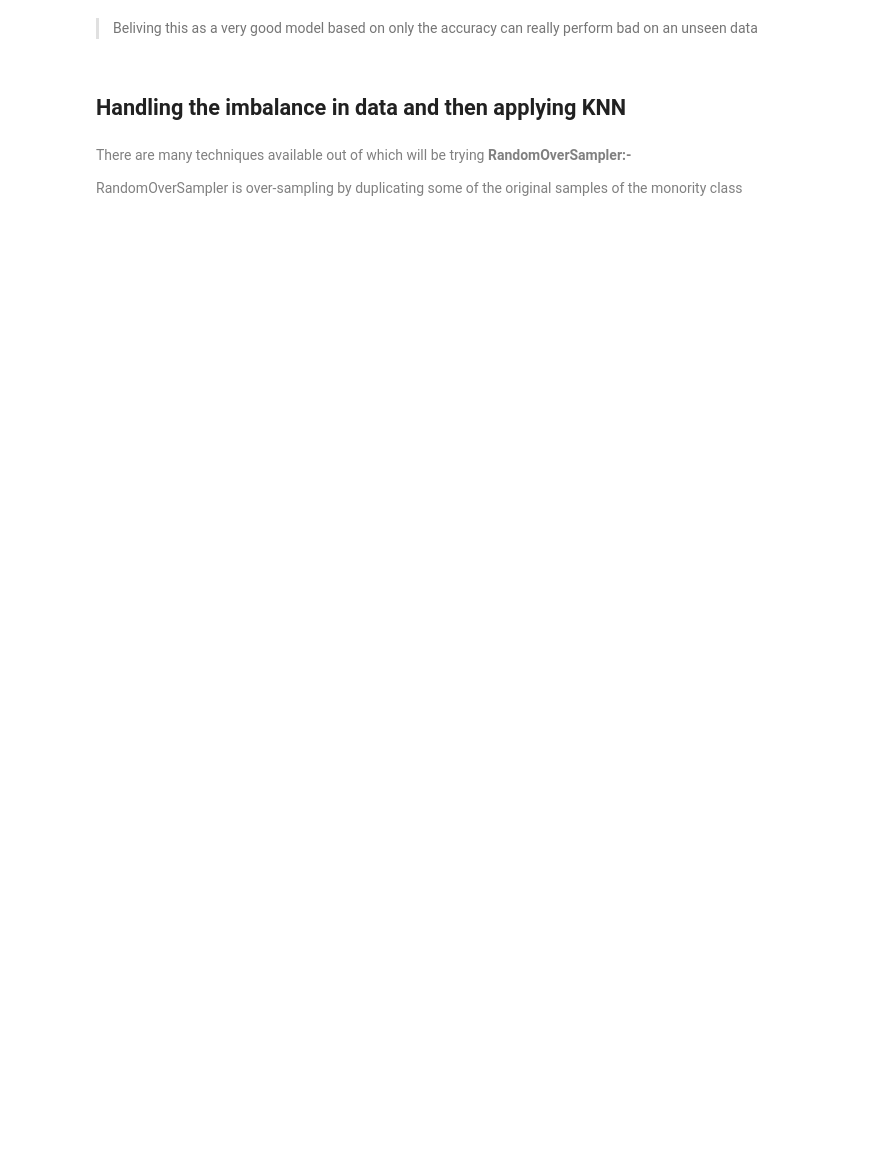
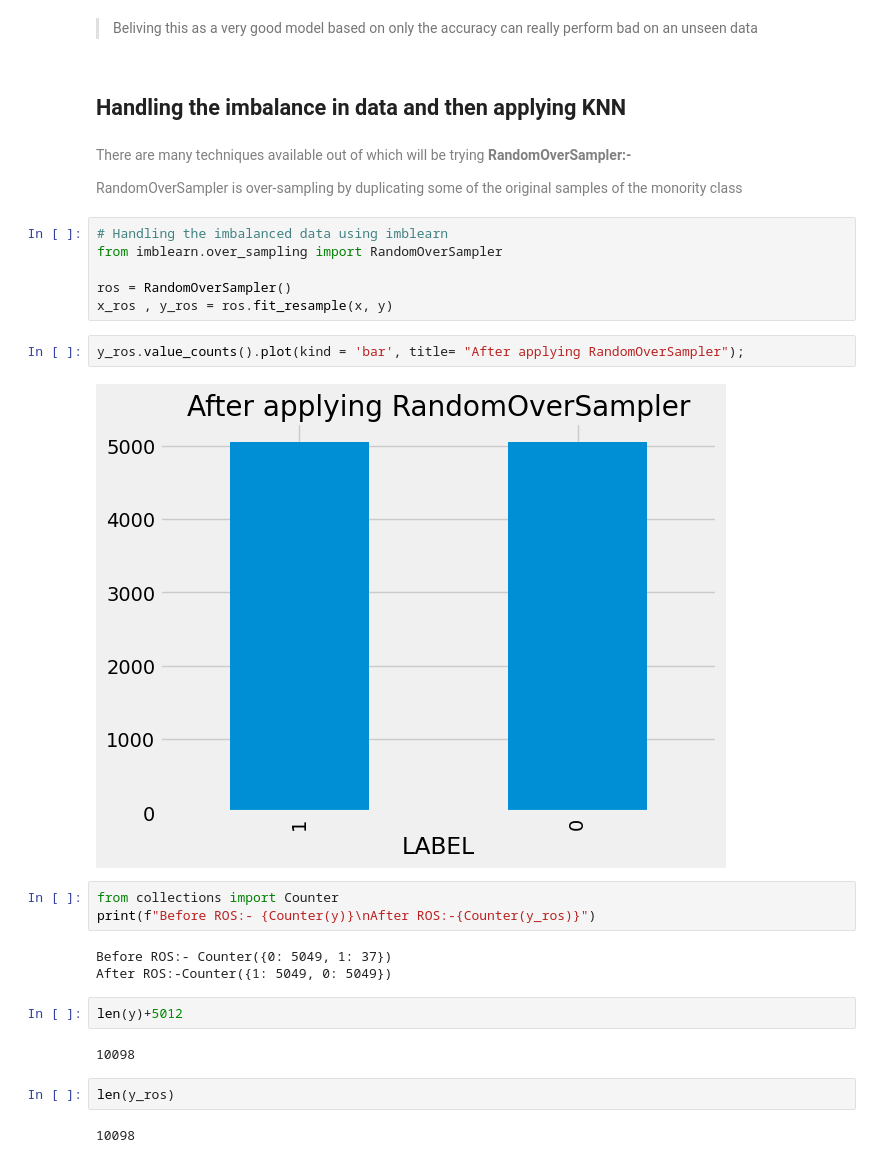
Before and after one commit to mahursh/Exoplanets_Hunting_with_ML, a Jupyter notebook: Exoplanets_.ipynb, the cells around one changed output. Cells and saved outputs as stored; diff of their text form; blank space fills up the shorter version.

```diff
--- a/Exoplanets_.ipynb
+++ b/Exoplanets_.ipynb
@@ -384,3 +384,27 @@ weighted avg       0.98      0.99      0.99      1526
 <font color="gray">There are many techniques available out of which will be trying **RandomOverSampler:-** </font>
 
 <font color="gray">RandomOverSampler is over-sampling by duplicating some of the original samples of the monority class</font>
+# %%
+# Handling the imbalanced data using imblearn
+from imblearn.over_sampling import RandomOverSampler
+
+ros = RandomOverSampler()
+x_ros , y_ros = ros.fit_resample(x, y)
+# %%
+y_ros.value_counts().plot(kind = 'bar', title= "After applying RandomOverSampler");
+# %% [output]
+[figure, added]
+# %%
+from collections import Counter
+print(f"Before ROS:- {Counter(y)}\nAfter ROS:-{Counter(y_ros)}")
+# %% [output]
+Before ROS:- Counter({0: 5049, 1: 37})
+After ROS:-Counter({1: 5049, 0: 5049})
+# %%
+len(y)+5012
+# %% [output]
+10098
+# %%
+len(y_ros)
+# %% [output]
+10098
```
